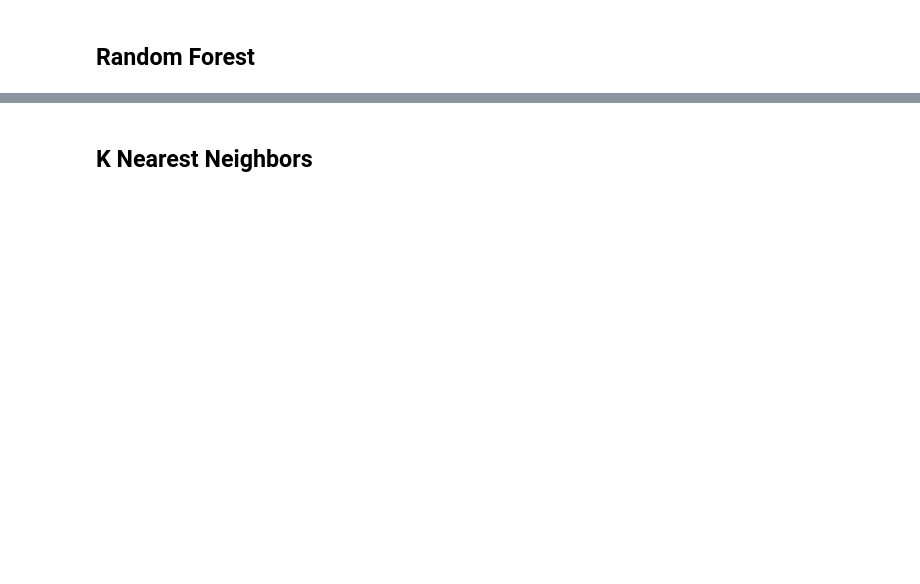
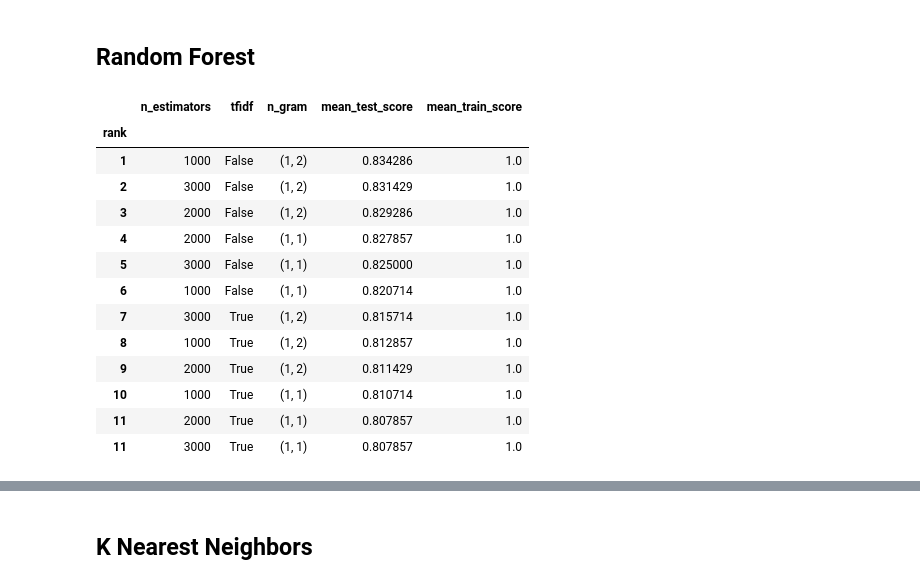
Before and after one commit to Poudingue/SML-review-polarity, a Jupyter notebook: SML_Cusson_Marmoret_Notebook.ipynb, the cells around one changed output, grey strips where cells are left out. Cells and saved outputs as stored; diff of their text form; code cells hidden in the pictures; blank space fills up the shorter version.

```diff
--- a/SML_Cusson_Marmoret_Notebook.ipynb
+++ b/SML_Cusson_Marmoret_Notebook.ipynb
@@ -194,29 +261,45 @@ print("Under ROC curve area : " + str(metrics.roc_auc_score(test_svm_prediction,
 # %%
 # Fitting
 pipeline_rf = Pipeline([('vect', CountVectorizer(stop_words='english', min_df=0.01, analyzer = "word")),
                      ('tfidf', TfidfTransformer()),
                      ('rf', RandomForestClassifier()),
                     ])
 
 parameters_rf = {'tfidf__use_idf': (True, False),
                  'vect__ngram_range': [(1, 1), (1, 2)],
                  'rf__n_estimators': [1000, 2000, 3000],
 }
 
-GridSearchRF = GridSearchCV(pipeline_rf, parameters_rf, n_jobs=-1, cv=KFold(n_splits=5, random_state=0))
+GridSearchRF = GridSearchCV(pipeline_rf, parameters_rf, n_jobs=-1, cv=KFold(n_splits=5, random_state=0), return_train_score=True)
 
 GridSearchRF.fit(train_set_unlabeled, train_labels)
 
+# Get the results
 results_RF = GridSearchRF.cv_results_
 
 comparison_results = pd.DataFrame({"rank":results_RF['rank_test_score'],
                                   "n_estimators":results_RF["param_rf__n_estimators"],
                                   "tfidf":results_RF["param_tfidf__use_idf"],
                                   "n_gram":results_RF["param_vect__ngram_range"],
                                   "mean_test_score":results_RF["mean_test_score"],
                                   "mean_train_score":results_RF["mean_train_score"]}).set_index("rank")
 
 comparison_results.sort_values('rank', ascending=True)
+# %% [output]
+|  | n_estimators | tfidf | n_gram | mean_test_score | mean_train_score |
+| rank |  |  |  |  |  |
+| 1 | 1000 | False | (1, 2) | 0.834286 | 1.0 |
+| 2 | 3000 | False | (1, 2) | 0.831429 | 1.0 |
+| 3 | 2000 | False | (1, 2) | 0.829286 | 1.0 |
+| 4 | 2000 | False | (1, 1) | 0.827857 | 1.0 |
+| 5 | 3000 | False | (1, 1) | 0.825000 | 1.0 |
+| 6 | 1000 | False | (1, 1) | 0.820714 | 1.0 |
+| 7 | 3000 | True | (1, 2) | 0.815714 | 1.0 |
+| 8 | 1000 | True | (1, 2) | 0.812857 | 1.0 |
+| 9 | 2000 | True | (1, 2) | 0.811429 | 1.0 |
+| 10 | 1000 | True | (1, 1) | 0.810714 | 1.0 |
+| 11 | 2000 | True | (1, 1) | 0.807857 | 1.0 |
+| 11 | 3000 | True | (1, 1) | 0.807857 | 1.0 |
 # %%
 # Best estimator
 for param_name in sorted(parameters_rf.keys()):
```
Also changed, not shown: parts of 12 cells of this notebook.
